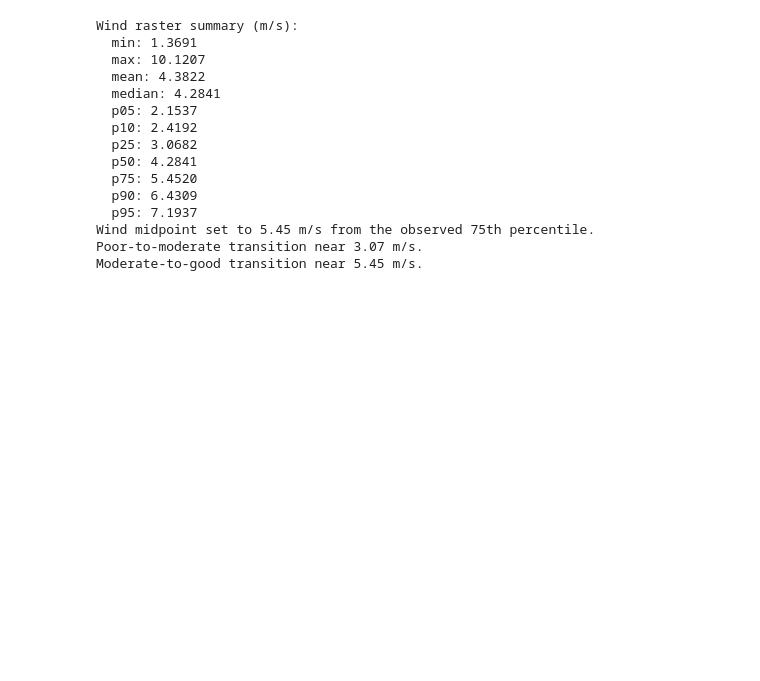
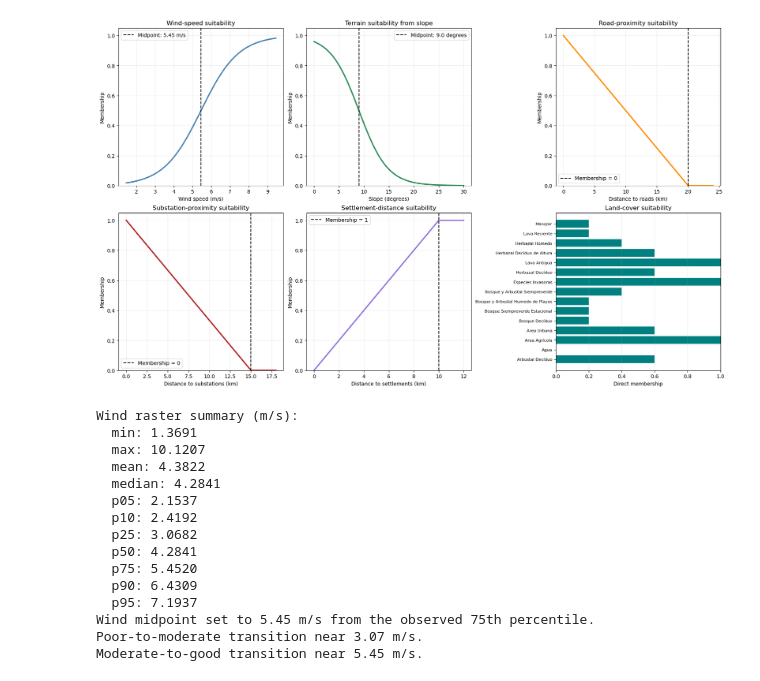
Before and after one commit to eemahon/idoneidad_hygalapagos, a Jupyter notebook: analisis/eolico_SA_fuzzy.ipynb, the cells around one changed output. Saved outputs shown, nothing was run; the diff lists cells and outputs as text; code cells hidden in the pictures; blank space fills up the shorter version.

Commit message:
Added fuzzy sigmoid and linear function graphs for each param

```diff
--- a/analisis/eolico_SA_fuzzy.ipynb
+++ b/analisis/eolico_SA_fuzzy.ipynb
@@ -352,3 +352,87 @@ def _with_timestamp_label(path, timestamp):
     base_stem = re.sub(r"_\d{8}_\d{6}$", "", path_object.stem)
     base_stem = re.sub(r"_run\d+$", "", base_stem)
     return str(path_object.with_name(f"{base_stem}_{timestamp}{path_object.suffix}"))
+# %%
+# Print and plot the fuzzy membership functions used by the wind suitability model.
+# Run the configuration and utility cells first so PARAMS, INPUTS, and helper functions are available.
+import matplotlib.pyplot as plt
+
+
+def plot_wind_fuzzy_membership_functions(params, inputs):
+    wind_midpoint = float(params["wind_midpoint"])
+    wind_steepness = float(params["wind_steepness"])
+    slope_midpoint = float(params["slope_midpoint_deg"])
+    slope_steepness = float(params["slope_steepness"])
+    roads_max_distance = float(params["roads_max_distance_m"])
+    substations_max_distance = float(params["substations_max_distance_m"])
+    poblados_max_distance = float(params["poblados_max_distance_m"])
+
+    wind_values = np.linspace(max(0.0, wind_midpoint - 4.0), wind_midpoint + 4.0, 500)
+    slope_values = np.linspace(0.0, max(30.0, slope_midpoint * 3.0), 500)
+    roads_distance = np.linspace(0.0, roads_max_distance * 1.2, 500)
+    substations_distance = np.linspace(0.0, substations_max_distance * 1.2, 500)
+    poblados_distance = np.linspace(0.0, poblados_max_distance * 1.2, 500)
+
+    wind_membership = _fuzzy_sigmoid_increasing(wind_values, wind_midpoint, wind_steepness)
+    slope_membership = _fuzzy_sigmoid_decreasing(slope_values, slope_midpoint, slope_steepness)
+    roads_membership = _fuzzy_linear_decreasing(roads_distance, roads_max_distance)
+    substations_membership = _fuzzy_linear_decreasing(substations_distance, substations_max_distance)
+    poblados_membership = _fuzzy_linear_increasing(poblados_distance, poblados_max_distance)
+    land_cover_remap = _load_land_cover_remap(inputs["land_cover_remap"])
+
+    print("Fuzzy membership functions in use:")
+    print(f"  Wind speed: increasing sigmoid, midpoint={wind_midpoint:.2f} m/s, steepness={wind_steepness:.4f}")
+    print(f"  Slope: decreasing sigmoid, midpoint={slope_midpoint:.2f} degrees, steepness={slope_steepness:.4f}")
+    print(f"  Roads: linear decrease from 1 at 0 m to 0 at {roads_max_distance:,.0f} m")
+    print(f"  Substations: linear decrease from 1 at 0 m to 0 at {substations_max_distance:,.0f} m")
+    print(f"  Settlements: linear increase from 0 at 0 m to 1 at {poblados_max_distance:,.0f} m")
+    print("  Land cover: direct membership values from remap_eolico_fuzzy.csv")
+    print()
+    print("Land-cover memberships:")
+    for class_name, membership in sorted(land_cover_remap.items()):
+        print(f"  {class_name}: {membership:.2f}")
+
+    figure, axes = plt.subplots(2, 3, figsize=(17, 10), constrained_layout=True)
+    axes = axes.ravel()
+
+    axes[0].plot(wind_values, wind_membership, color="steelblue", linewidth=2.5)
+    axes[0].axvline(wind_midpoint, color="black", linestyle="--", label=f"Midpoint: {wind_midpoint:.2f} m/s")
+    axes[0].set(title="Wind-speed suitability", xlabel="Wind speed (m/s)", ylabel="Membership")
+    axes[0].legend()
+
+    axes[1].plot(slope_values, slope_membership, color="seagreen", linewidth=2.5)
+    axes[1].axvline(slope_midpoint, color="black", linestyle="--", label=f"Midpoint: {slope_midpoint:.1f} degrees")
+    axes[1].set(title="Terrain suitability from slope", xlabel="Slope (degrees)", ylabel="Membership")
+    axes[1].legend()
+
+    axes[2].plot(roads_distance / 1000.0, roads_membership, color="darkorange", linewidth=2.5)
+    axes[2].axvline(roads_max_distance / 1000.0, color="black", linestyle="--", label="Membership = 0")
+    axes[2].set(title="Road-proximity suitability", xlabel="Distance to roads (km)", ylabel="Membership")
+    axes[2].legend()
+
+    axes[3].plot(substations_distance / 1000.0, substations_membership, color="firebrick", linewidth=2.5)
+    axes[3].axvline(substations_max_distance / 1000.0, color="black", linestyle="--", label="Membership = 0")
+    axes[3].set(title="Substation-proximity suitability", xlabel="Distance to substations (km)", ylabel="Membership")
+    axes[3].legend()
+
+    axes[4].plot(poblados_distance / 1000.0, poblados_membership, color="mediumpurple", linewidth=2.5)
+    axes[4].axvline(poblados_max_distance / 1000.0, color="black", linestyle="--", label="Membership = 1")
+    axes[4].set(title="Settlement-distance suitability", xlabel="Distance to settlements (km)", ylabel="Membership")
+    axes[4].legend()
+
+    class_names = list(land_cover_remap)
+    memberships = [land_cover_remap[class_name] for class_name in class_names]
+    axes[5].barh(class_names, memberships, color="teal")
+    axes[5].set(title="Land-cover suitability", xlabel="Direct membership", xlim=(0.0, 1.0))
+    axes[5].tick_params(axis="y", labelsize=8)
+    axes[5].grid(axis="x", alpha=0.25)
+
+    for axis in axes[:5]:
+        axis.set_ylim(0.0, 1.05)
+        axis.grid(alpha=0.25)
+
+    plt.show()
+
+
+plot_wind_fuzzy_membership_functions(PARAMS, INPUTS)
+# %% [output]
@@ -355,3 +456,4 @@ def _with_timestamp_label(path, timestamp):
+[figure, added]
 # %%
 # Wind raster preprocessing: summarize the actual distribution and set the fuzzy midpoint from the observed data.
 # The transition from poor -> moderate -> good is inferred from the empirical percentiles of the raster.
```
Also changed, not shown: parts of 3 cells of this notebook, 11 other files.
